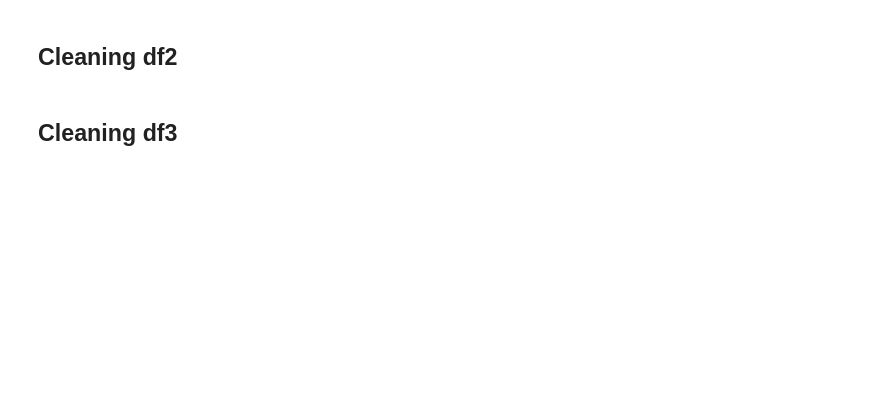
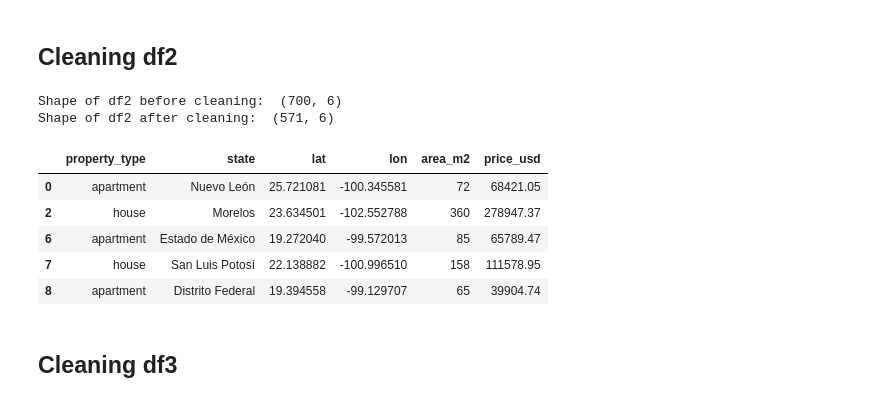
Before and after one commit to ibshafique/mlops_with_poridhi, a Jupyter notebook: prerequisite_projects/WQU_DS/01_housing_in_mexico/mexico_housing.ipynb, the cells around one changed output. Cells and saved outputs as stored; diff of their text form; code cells hidden in the pictures; blank space fills up the shorter version.

```diff
--- a/prerequisite_projects/WQU_DS/01_housing_in_mexico/mexico_housing.ipynb
+++ b/prerequisite_projects/WQU_DS/01_housing_in_mexico/mexico_housing.ipynb
@@ -131,2 +140,24 @@ Shape of df1 after cleaning:  (583, 6)
+# %%
+# removing rows with missing values in df2
+print('Shape of df2 before cleaning: ', df2.shape)
+df2.dropna(inplace=True)
+print('Shape of df2 after cleaning: ', df2.shape)
+
+# df2 has the price in Mexican Pesos instead of US Dollars.
+# 1USD = 19MXN
+df2['price_usd'] = (df2['price_mxn'] / 19).round(2)
+
+#dropping 'price_mxn' column
+df2.drop(columns=['price_mxn'], inplace=True)
+df2.head()
+# %% [output]
+Shape of df2 before cleaning:  (700, 6)
+Shape of df2 after cleaning:  (571, 6)
+|  | property_type | state | lat | lon | area_m2 | price_usd |
+| 0 | apartment | Nuevo León | 25.721081 | -100.345581 | 72 | 68421.05 |
+| 2 | house | Morelos | 23.634501 | -102.552788 | 360 | 278947.37 |
+| 6 | apartment | Estado de México | 19.272040 | -99.572013 | 85 | 65789.47 |
+| 7 | house | San Luis Potosí | 22.138882 | -100.996510 | 158 | 111578.95 |
+| 8 | apartment | Distrito Federal | 19.394558 | -99.129707 | 65 | 39904.74 |
 # %% [markdown]
 ## Cleaning df3
```
Also changed, not shown: parts of 2 cells of this notebook.
